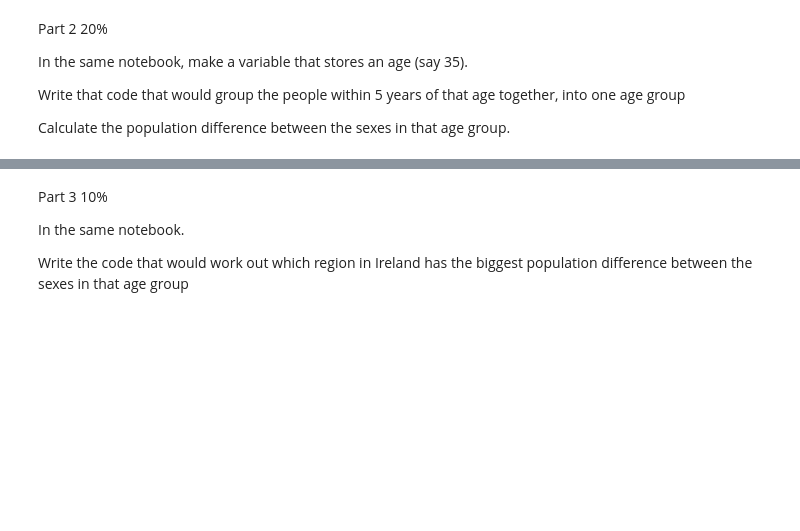
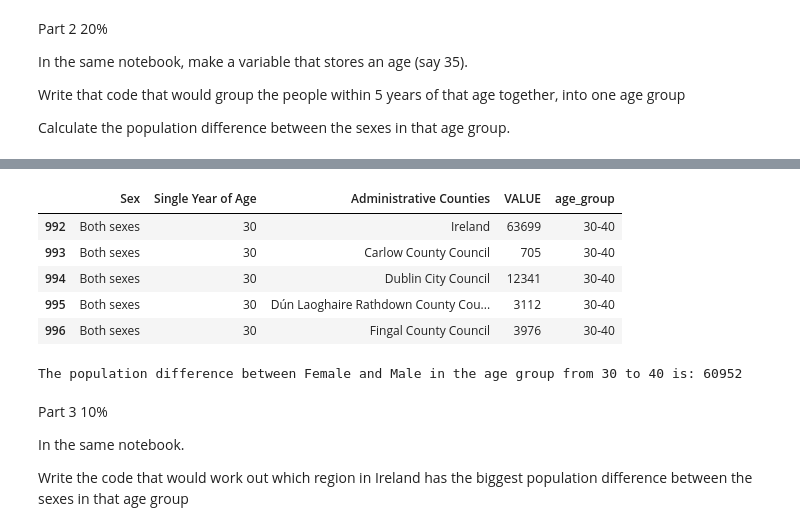
Before and after one commit to quyenphanlyons/programming-for-data-analytics, a Jupyter notebook: assignments/assignment05-population.ipynb, the cells around one changed output, grey strips where cells are left out. Saved outputs shown, nothing was run; the diff lists cells and outputs as text; code cells hidden in the pictures; blank space fills up the shorter version.

```diff
--- a/assignments/assignment05-population.ipynb
+++ b/assignments/assignment05-population.ipynb
@@ -150,3 +151,21 @@ df.head()
+# %%
+# Store the df where "age_group"='30-40' in a new df called df_30to40
+df_30to40 = df[df['age_group'] == '30-40']
+df_30to40.head()
+# %% [output]
+|  | Sex | Single Year of Age | Administrative Counties | VALUE | age_group |
+| 992 | Both sexes | 30 | Ireland | 63699 | 30-40 |
+| 993 | Both sexes | 30 | Carlow County Council | 705 | 30-40 |
+| 994 | Both sexes | 30 | Dublin City Council | 12341 | 30-40 |
+| 995 | Both sexes | 30 | Dún Laoghaire Rathdown County Cou... | 3112 | 30-40 |
+| 996 | Both sexes | 30 | Fingal County Council | 3976 | 30-40 |
+# %%
+# Calculate the population difference between the sexes in that age group.
+pop_dif = df_30to40[df_30to40["Sex"] == "Female"]['VALUE'].sum() - df_30to40[df_30to40["Sex"] == "Male"]['VALUE'].sum()
+
+print(f"The population difference between Female and Male in the age group from 30 to 40 is: {pop_dif}")
+# %% [output]
+The population difference between Female and Male in the age group from 30 to 40 is: 60952
 # %% [markdown]
 Part 3 10%
 
```
Also changed, not shown: parts of 3 cells of this notebook.
